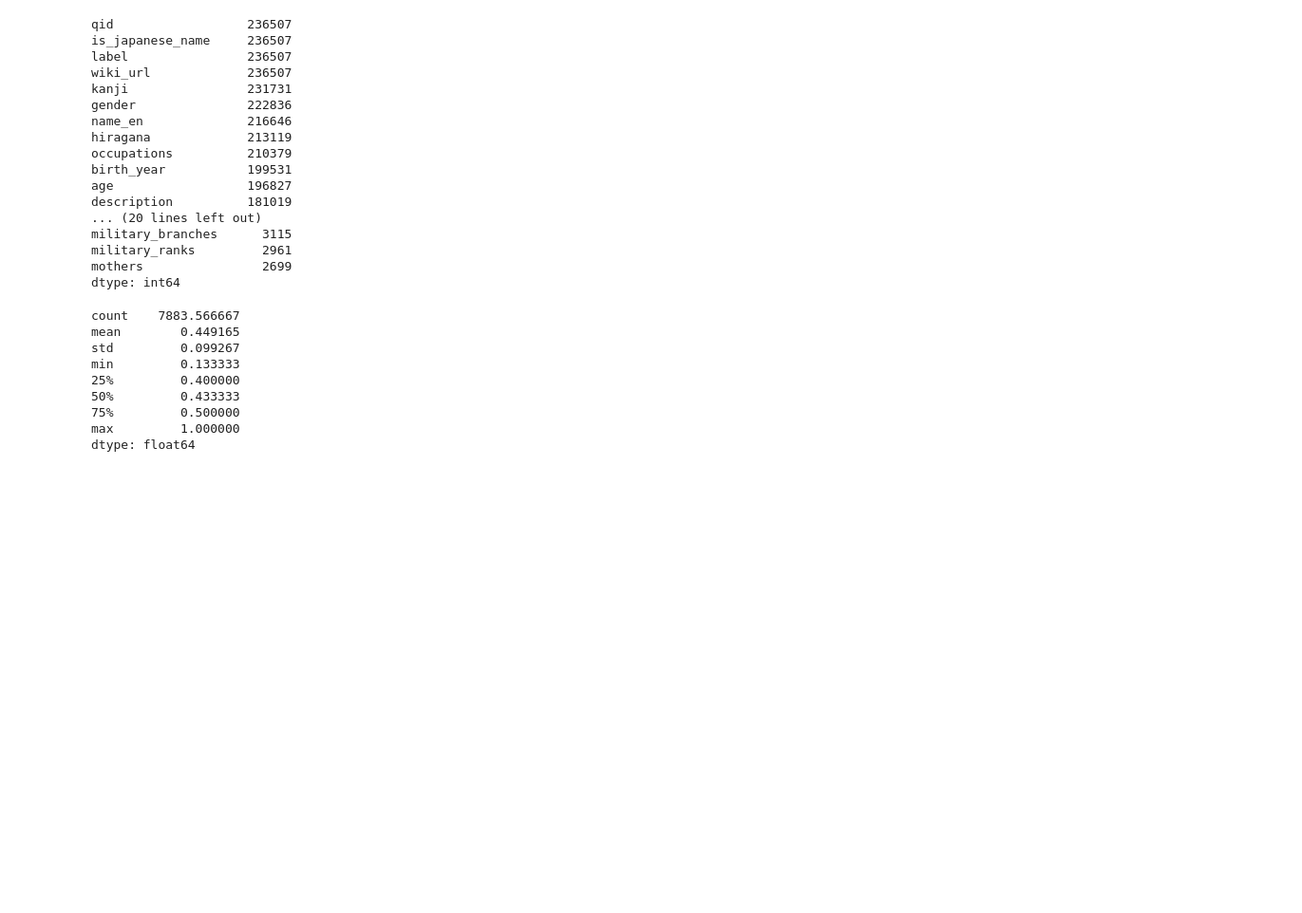
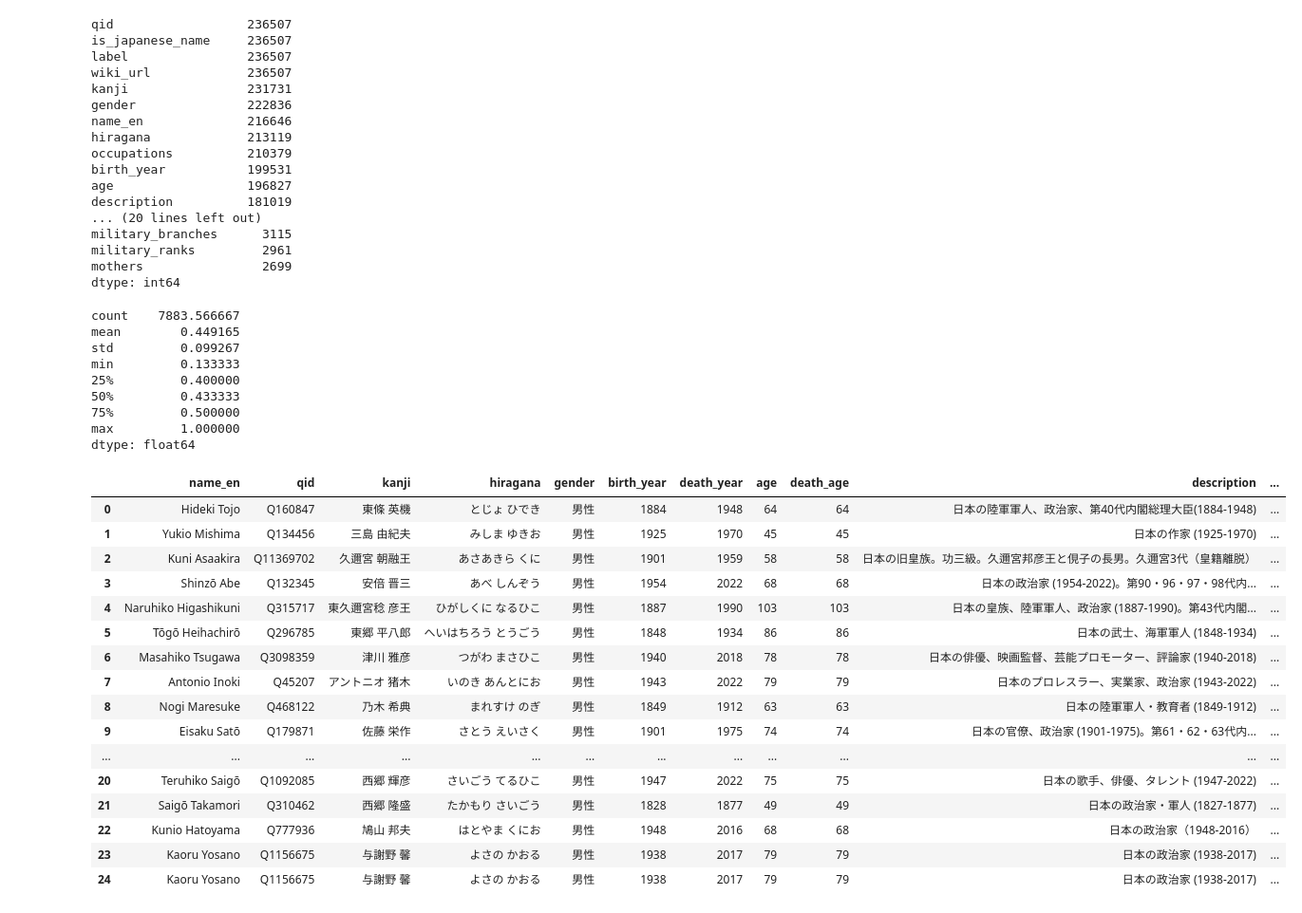
Before and after one commit to ren255/jpersondata_crawler, a Jupyter notebook: crawler.ipynb, the cells around one changed output. Shown at 95% size. Drawn from its saved outputs; the diff is of its cells as text; code cells hidden in the pictures; blank space fills up the shorter version.

```diff
--- a/crawler.ipynb
+++ b/crawler.ipynb
@@ -242,6 +244,7 @@ rename_map = {
     "person": "qid_url",  # 237k
     "personLabel": "label",  # 236k
     "personLabelEn": "name_en",  # 226k
+    "readings" : "readings",
     "article": "wiki_url",  # 237k
     "genderLabel": "gender",  # 223k
     "birthDate": "birth_date",  # 200k
@@ -662,6 +665,37 @@ min         0.133333
 75%         0.500000
 max         1.000000
 dtype: float64
+# %%
+# sort with is japanese name and fewer None count
+wikidata["_notna_count"] = wikidata[main_columns].notna().sum(axis=1)
+wikidata = (
+    wikidata.sort_values(
+        by=["is_japanese_name", "_notna_count"],
+        ascending=[False, False],
+        kind="mergesort",
+    )
+    .reset_index(drop=True)
+)
+# %%
+wikidata[["name_en"] + common_columns+ ["_notna_count"]].head(25)
+# %% [output]
+|  | name_en | qid | kanji | hiragana | gender | birth_year | death_year | age | death_age | description | ... |
+| 0 | Hideki Tojo | Q160847 | 東條 英機 | とじょ ひでき | 男性 | 1884 | 1948 | 64 | 64 | 日本の陸軍軍人、政治家、第40代内閣総理大臣(1884-1948) | ... |
+| 1 | Yukio Mishima | Q134456 | 三島 由紀夫 | みしま ゆきお | 男性 | 1925 | 1970 | 45 | 45 | 日本の作家 (1925-1970) | ... |
+| 2 | Kuni Asaakira | Q11369702 | 久邇宮 朝融王 | あさあきら くに | 男性 | 1901 | 1959 | 58 | 58 | 日本の旧皇族。功三級。久邇宮邦彦王と俔子の長男。久邇宮3代（皇籍離脱） | ... |
+| 3 | Shinzō Abe | Q132345 | 安倍 晋三 | あべ しんぞう | 男性 | 1954 | 2022 | 68 | 68 | 日本の政治家 (1954-2022)。第90・96・97・98代内... | ... |
+| 4 | Naruhiko Higashikuni | Q315717 | 東久邇宮稔 彦王 | ひがしくに なるひこ | 男性 | 1887 | 1990 | 103 | 103 | 日本の皇族、陸軍軍人、政治家 (1887-1990)。第43代内閣... | ... |
+| 5 | Tōgō Heihachirō | Q296785 | 東郷 平八郎 | へいはちろう とうごう | 男性 | 1848 | 1934 | 86 | 86 | 日本の武士、海軍軍人 (1848-1934) | ... |
+| 6 | Masahiko Tsugawa | Q3098359 | 津川 雅彦 | つがわ まさひこ | 男性 | 1940 | 2018 | 78 | 78 | 日本の俳優、映画監督、芸能プロモーター、評論家 (1940-2018) | ... |
+| 7 | Antonio Inoki | Q45207 | アントニオ 猪木 | いのき あんとにお | 男性 | 1943 | 2022 | 79 | 79 | 日本のプロレスラー、実業家、政治家 (1943-2022) | ... |
+| 8 | Nogi Maresuke | Q468122 | 乃木 希典 | まれすけ のぎ | 男性 | 1849 | 1912 | 63 | 63 | 日本の陸軍軍人・教育者 (1849-1912) | ... |
+| 9 | Eisaku Satō | Q179871 | 佐藤 栄作 | さとう えいさく | 男性 | 1901 | 1975 | 74 | 74 | 日本の官僚、政治家 (1901-1975)。第61・62・63代内... | ... |
+| ... | ... | ... | ... | ... | ... | ... | ... | ... | ... | ... | ... |
+| 20 | Teruhiko Saigō | Q1092085 | 西郷 輝彦 | さいごう てるひこ | 男性 | 1947 | 2022 | 75 | 75 | 日本の歌手、俳優、タレント (1947-2022) | ... |
+| 21 | Saigō Takamori | Q310462 | 西郷 隆盛 | たかもり さいごう | 男性 | 1828 | 1877 | 49 | 49 | 日本の政治家・軍人 (1827-1877) | ... |
+| 22 | Kunio Hatoyama | Q777936 | 鳩山 邦夫 | はとやま くにお | 男性 | 1948 | 2016 | 68 | 68 | 日本の政治家（1948-2016） | ... |
+| 23 | Kaoru Yosano | Q1156675 | 与謝野 馨 | よさの かおる | 男性 | 1938 | 2017 | 79 | 79 | 日本の政治家 (1938-2017) | ... |
+| 24 | Kaoru Yosano | Q1156675 | 与謝野 馨 | よさの かおる | 男性 | 1938 | 2017 | 79 | 79 | 日本の政治家 (1938-2017) | ... |
 # %%
 !rm -rf data/
 wikidata = wikidata[main_columns]
```
Also changed, not shown: parts of 2 cells of this notebook, 3 other files.
